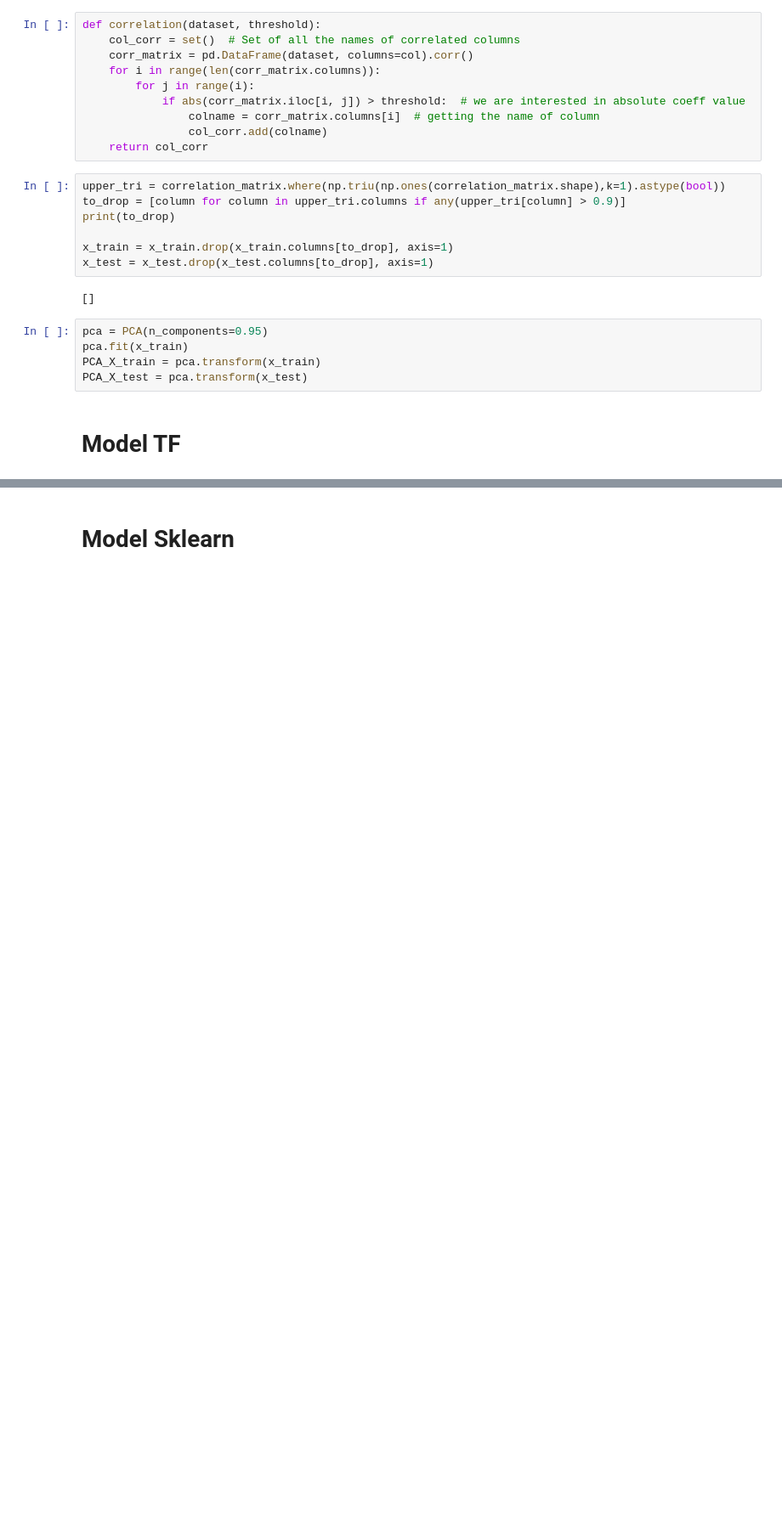
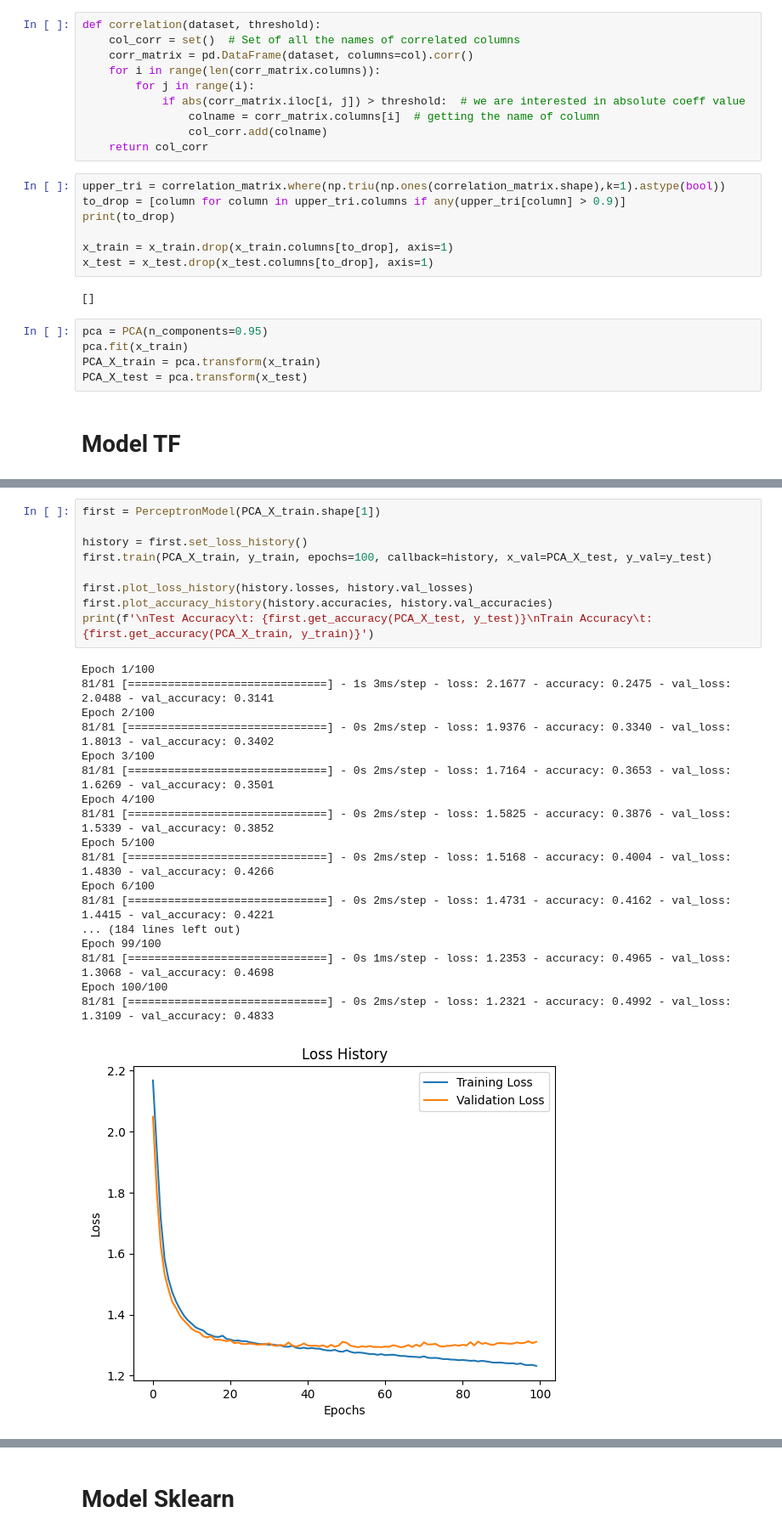
Before and after one commit to WawanWidiantara/Multi-Layer-Perceptron, a Jupyter notebook: AirlineReviews-Classification.ipynb, the cells around one changed output, grey strips where cells are left out. Shown at 85% size. Drawn from its saved outputs; the diff is of its cells as text; blank space fills up the shorter version.

Commit message:
add model

```diff
--- a/AirlineReviews-Classification.ipynb
+++ b/AirlineReviews-Classification.ipynb
@@ -346,0 +525,28 @@ PCA_X_test = pca.transform(x_test)
+# %%
+first = PerceptronModel(PCA_X_train.shape[1])
+
+history = first.set_loss_history()
+first.train(PCA_X_train, y_train, epochs=100, callback=history, x_val=PCA_X_test, y_val=y_test)
+
+first.plot_loss_history(history.losses, history.val_losses)
+first.plot_accuracy_history(history.accuracies, history.val_accuracies)
+print(f'\nTest Accuracy\t: {first.get_accuracy(PCA_X_test, y_test)}\nTrain Accuracy\t: {first.get_accuracy(PCA_X_train, y_train)}')
+# %% [output]
+Epoch 1/100
+81/81 [==============================] - 1s 3ms/step - loss: 2.1677 - accuracy: 0.2475 - val_loss: 2.0488 - val_accuracy: 0.3141
+Epoch 2/100
+81/81 [==============================] - 0s 2ms/step - loss: 1.9376 - accuracy: 0.3340 - val_loss: 1.8013 - val_accuracy: 0.3402
+Epoch 3/100
+81/81 [==============================] - 0s 2ms/step - loss: 1.7164 - accuracy: 0.3653 - val_loss: 1.6269 - val_accuracy: 0.3501
+Epoch 4/100
+81/81 [==============================] - 0s 2ms/step - loss: 1.5825 - accuracy: 0.3876 - val_loss: 1.5339 - val_accuracy: 0.3852
+Epoch 5/100
+81/81 [==============================] - 0s 2ms/step - loss: 1.5168 - accuracy: 0.4004 - val_loss: 1.4830 - val_accuracy: 0.4266
+Epoch 6/100
+81/81 [==============================] - 0s 2ms/step - loss: 1.4731 - accuracy: 0.4162 - val_loss: 1.4415 - val_accuracy: 0.4221
+... (184 lines left out)
+Epoch 99/100
+81/81 [==============================] - 0s 1ms/step - loss: 1.2353 - accuracy: 0.4965 - val_loss: 1.3068 - val_accuracy: 0.4698
+Epoch 100/100
+81/81 [==============================] - 0s 2ms/step - loss: 1.2321 - accuracy: 0.4992 - val_loss: 1.3109 - val_accuracy: 0.4833
+[figure, added]
```
Also changed, not shown: parts of 22 cells of this notebook, 2 other files.
